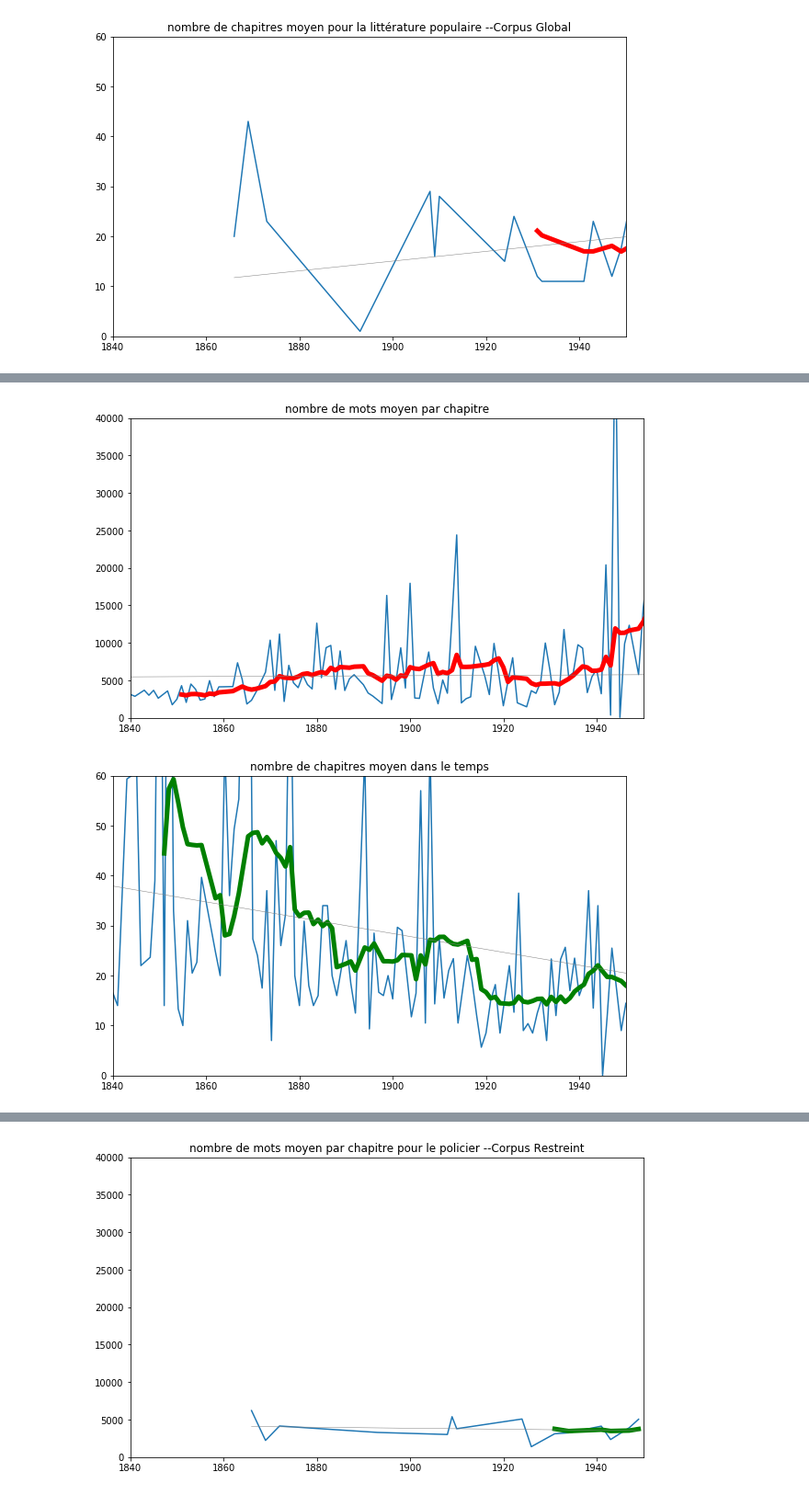
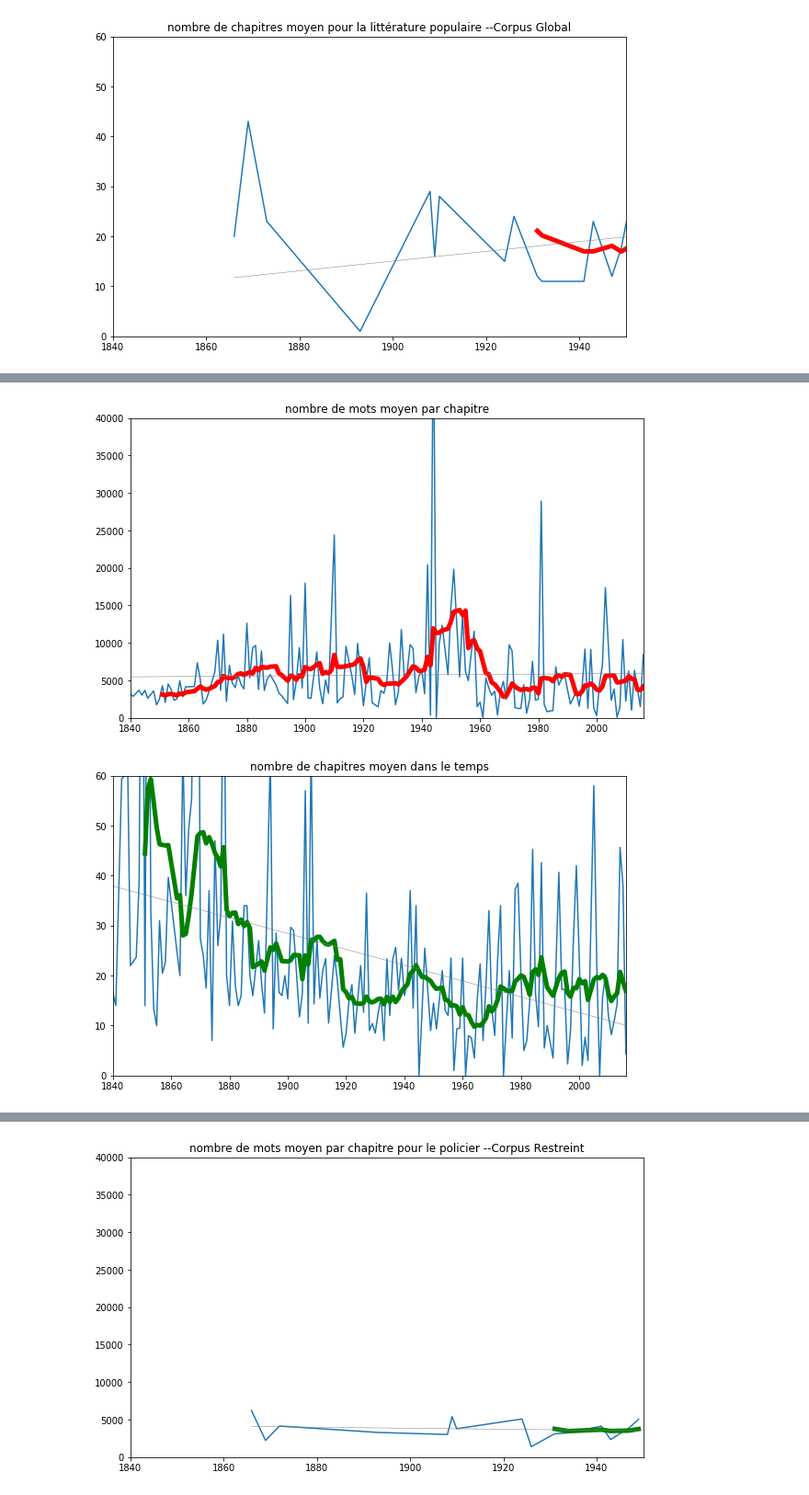
Before and after one commit to ANRChapitres/courbes, a Jupyter notebook: basic_quantification.ipynb, the cells around one changed output, grey strips where cells are left out. Shown at 92% size. Saved outputs shown, nothing was run; the diff lists cells and outputs as text; code cells hidden in the pictures.

```diff
--- a/basic_quantification.ipynb
+++ b/basic_quantification.ipynb
@@ -483,14 +483,14 @@ plot_stats(stats_global["chapter"][0],stats_global["chapter"][1],limitsX,limitsC
 # %%
 stats_canon=pickle.load(open( "stats_rest_canon", "rb"))
-limitsX=[1840,1950]
+limitsX=[1840,2016]
 limitsWord=[0,40000]
 limitsChap=[0,60]
 sliding=10
 color=['r','g']
 plot_stats(stats_canon["word"][0],stats_canon["word"][1],limitsX,limitsWord,sliding,color[0],"nombre de mots moyen par chapitre")
 plot_stats(stats_canon["chapter"][0],stats_canon["chapter"][1],limitsX, limitsChap,sliding,color[1],"nombre de chapitres moyen dans le temps")
 # %% [output]
-[figure, old version]
+[figure, new version]
-[figure, old version]
+[figure, new version]
 # %%
 stats_canon=pickle.load(open( "stats_rest_non-canon", "rb"))
```
Also changed, not shown: parts of 13 cells of this notebook.
